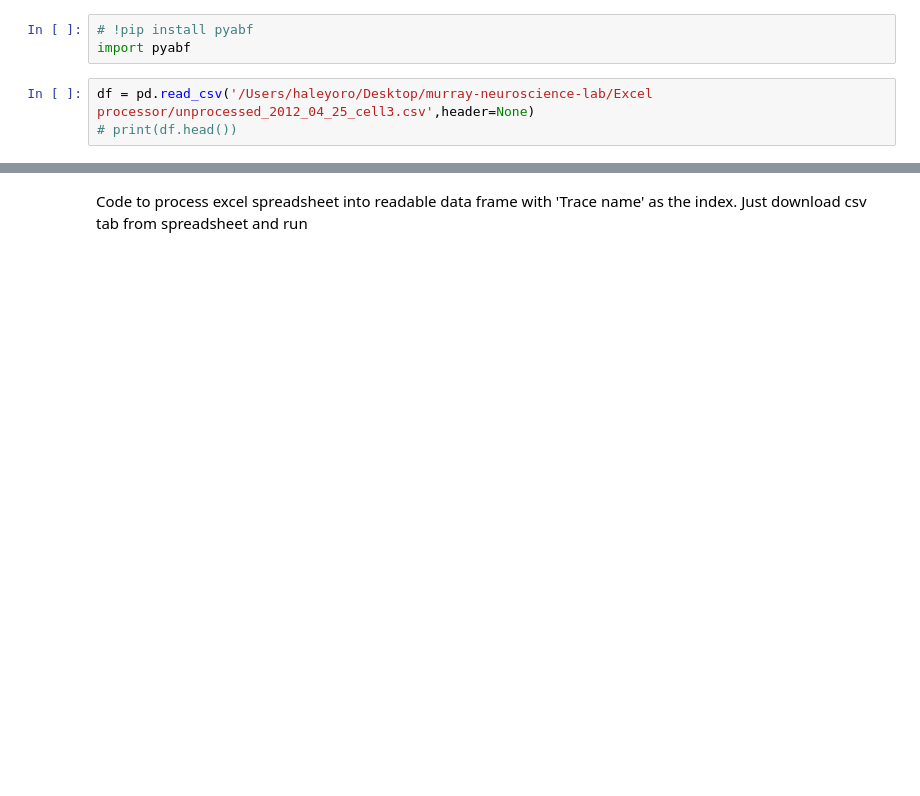
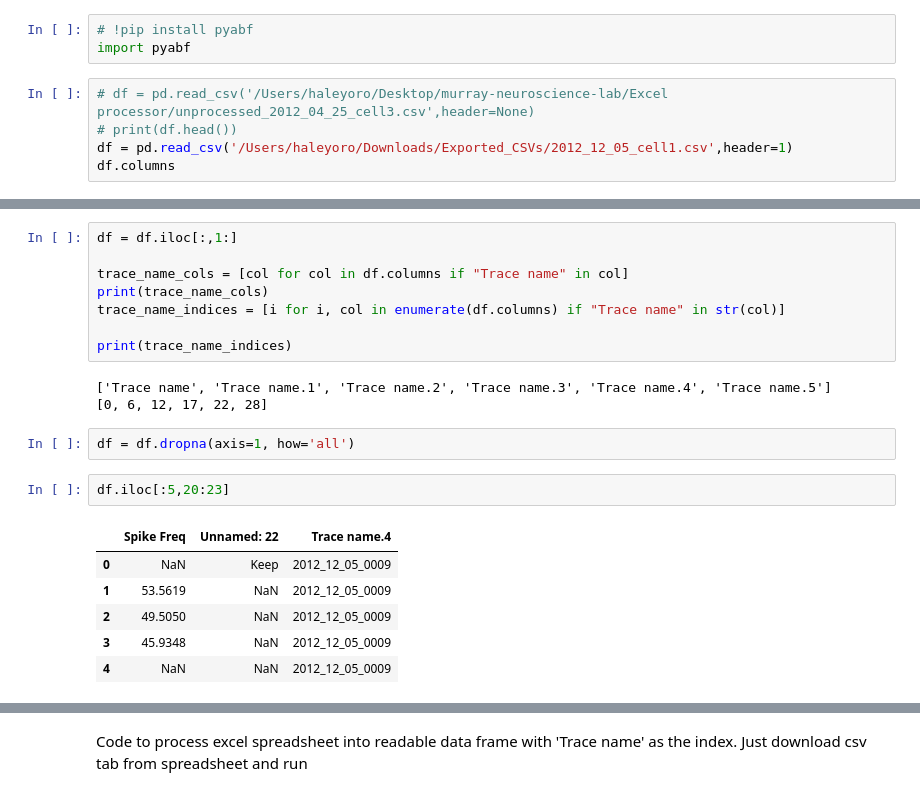
Before and after one commit to haleycab/murray-neuroscience-lab, a Jupyter notebook: Excel processor/process_excel.ipynb, the cells around one changed output, grey strips where cells are left out. Cells and saved outputs as stored; diff of their text form; blank space fills up the shorter version.

```diff
--- a/Excel processor/process_excel.ipynb
+++ b/Excel processor/process_excel.ipynb
@@ -12,5 +10,7 @@ Matplotlib is building the font cache; this may take a moment.
 # !pip install pyabf
 import pyabf
 # %%
-df = pd.read_csv('/Users/haleyoro/Desktop/murray-neuroscience-lab/Excel processor/unprocessed_2012_04_25_cell3.csv',header=None)
+# df = pd.read_csv('/Users/haleyoro/Desktop/murray-neuroscience-lab/Excel processor/unprocessed_2012_04_25_cell3.csv',header=None)
 # print(df.head())
+df = pd.read_csv('/Users/haleyoro/Downloads/Exported_CSVs/2012_12_05_cell1.csv',header=1)
+df.columns
@@ -16,0 +31,22 @@ df = pd.read_csv('/Users/haleyoro/Desktop/murray-neuroscience-lab/Excel processo
+# %%
+df = df.iloc[:,1:]
+
+trace_name_cols = [col for col in df.columns if "Trace name" in col]
+print(trace_name_cols)
+trace_name_indices = [i for i, col in enumerate(df.columns) if "Trace name" in str(col)]
+
+print(trace_name_indices)
+# %% [output]
+['Trace name', 'Trace name.1', 'Trace name.2', 'Trace name.3', 'Trace name.4', 'Trace name.5']
+[0, 6, 12, 17, 22, 28]
+# %%
+df = df.dropna(axis=1, how='all')
+# %%
+df.iloc[:5,20:23]
+# %% [output]
+|  | Spike Freq | Unnamed: 22 | Trace name.4 |
+| 0 | NaN | Keep | 2012_12_05_0009 |
+| 1 | 53.5619 | NaN | 2012_12_05_0009 |
+| 2 | 49.5050 | NaN | 2012_12_05_0009 |
+| 3 | 45.9348 | NaN | 2012_12_05_0009 |
+| 4 | NaN | NaN | 2012_12_05_0009 |
```
Also changed, not shown: parts of 18 cells of this notebook, 43 other files.
